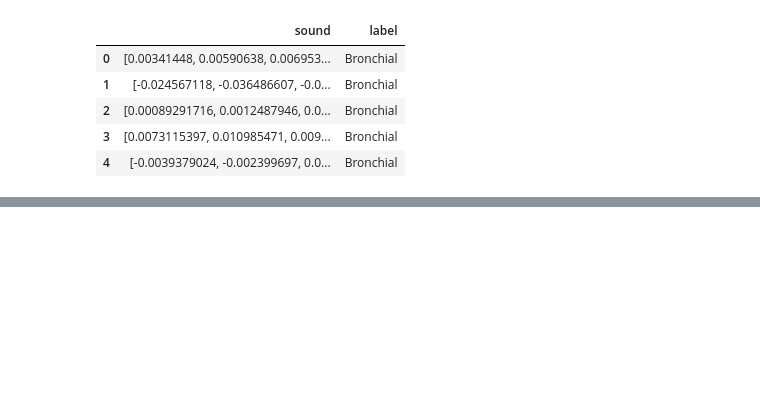
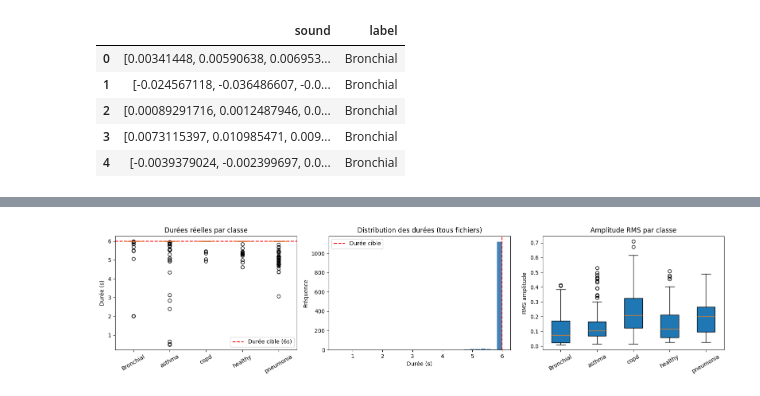
Before and after one commit to Coaraa/respiratory-disease-detection, a Jupyter notebook: data_explore.ipynb, the cells around one changed output, grey strips where cells are left out. Saved outputs shown, nothing was run; the diff lists cells and outputs as text; code cells hidden in the pictures; blank space fills up the shorter version.

```diff
--- a/data_explore.ipynb
+++ b/data_explore.ipynb
@@ -71,0 +201,35 @@ Forme de y: (1211,)
+# %%
+fig, axes = plt.subplots(1, 3, figsize=(16, 4))
+
+classes = dur_df['label'].unique()
+data_by_class = [dur_df[dur_df['label'] == c]['duration_s'].values for c in classes]
+axes[0].boxplot(data_by_class, tick_labels=classes, patch_artist=True)
+axes[0].axhline(y=6, color='red', linestyle='--', label='Durée cible (6s)')
+axes[0].set_title('Durées réelles par classe')
+axes[0].set_ylabel('Durée (s)')
+axes[0].tick_params(axis='x', rotation=30)
+axes[0].legend()
+
+axes[1].hist(real_durations, bins=30, color='steelblue', edgecolor='white')
+axes[1].axvline(x=6, color='red', linestyle='--', label='Durée cible')
+axes[1].set_title('Distribution des durées (tous fichiers)')
+axes[1].set_xlabel('Durée (s)')
+axes[1].set_ylabel('Fréquence')
+axes[1].legend()
+
+# Amplitude RMS par classe
+rms_per_class = {}
+for label in np.unique(y):
+    indices = np.where(y == label)[0]
+    rms = [np.sqrt(np.mean(x[i]**2)) for i in indices]
+    rms_per_class[label] = rms
+
+bp = axes[2].boxplot(rms_per_class.values(), tick_labels=rms_per_class.keys(), patch_artist=True)
+axes[2].set_title('Amplitude RMS par classe')
+axes[2].set_ylabel('RMS amplitude')
+axes[2].tick_params(axis='x', rotation=30)
+
+plt.tight_layout()
+plt.show()
+# %% [output]
+[figure, added]
```
Also changed, not shown: parts of 18 cells of this notebook, 3 other files.
